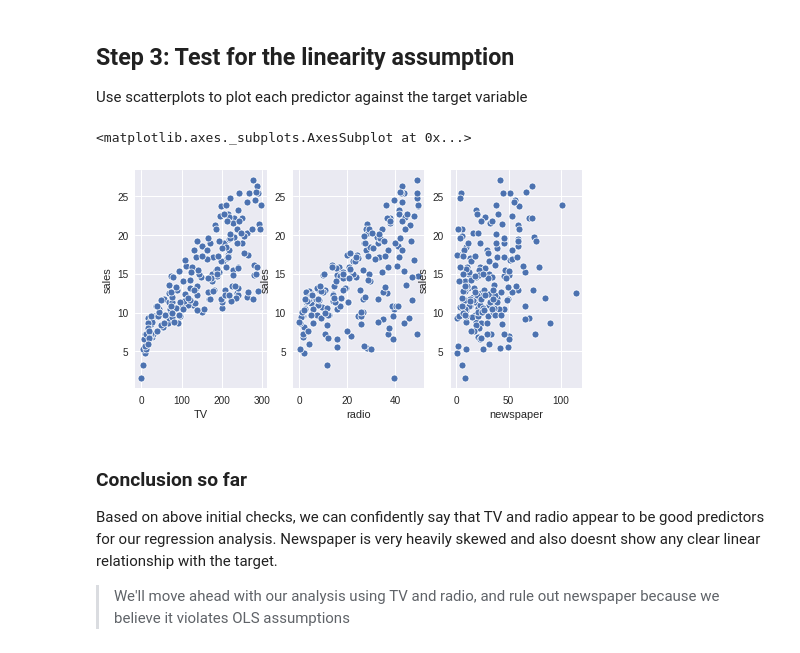
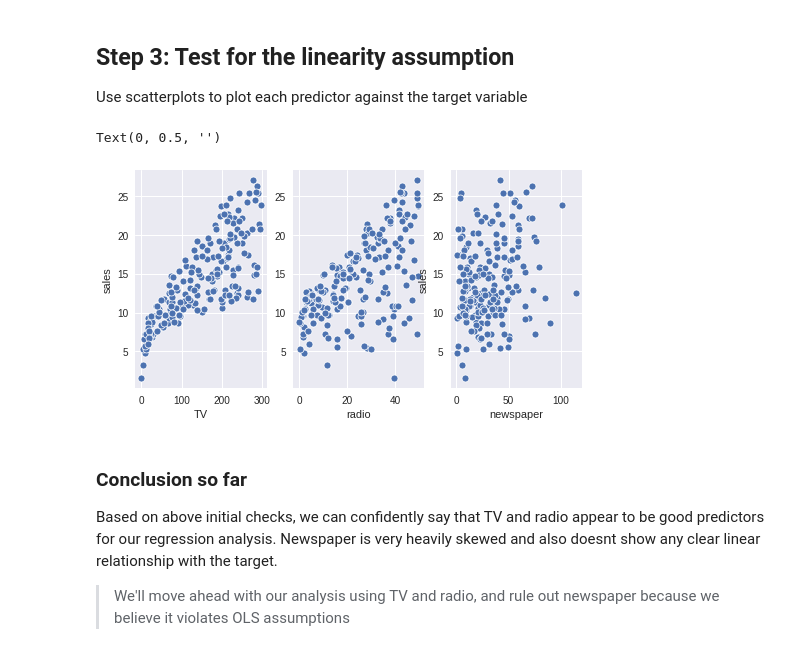
Before and after one commit to fcoba/dsc-ols-statsmodels-lab-dc-ds-career-042219, a Jupyter notebook: index.ipynb, the cells around one changed output. Cells and saved outputs as stored; diff of their text form; code cells hidden in the pictures.

```diff
--- a/index.ipynb
+++ b/index.ipynb
@@ -94,16 +94,16 @@ Use scatterplots to plot each predictor against the target variable
 # %%
 # visualize the relationship between the preditors and the target using scatterplots
 fig = plt.figure(figsize=(8,4))
 ax1 = fig.add_subplot(1,3,1)
 ax2 = fig.add_subplot(1,3,2)
 ax3 = fig.add_subplot(1,3,3)
 sns.scatterplot(df['TV'], df['sales'],ax=ax1)
 sns.scatterplot(df['radio'], df['sales'],ax=ax2)
 sns.scatterplot(df['newspaper'], df['sales'],ax=ax3)
-ax2.set
+ax2.set_ylabel('')
 # %% [output]
-<matplotlib.axes._subplots.AxesSubplot at 0x...>
+Text(0, 0.5, '')
-[figure, old version]
+[figure, new version]
 # %%
 # Record yor observations on linearity here
 # %% [markdown]
```
